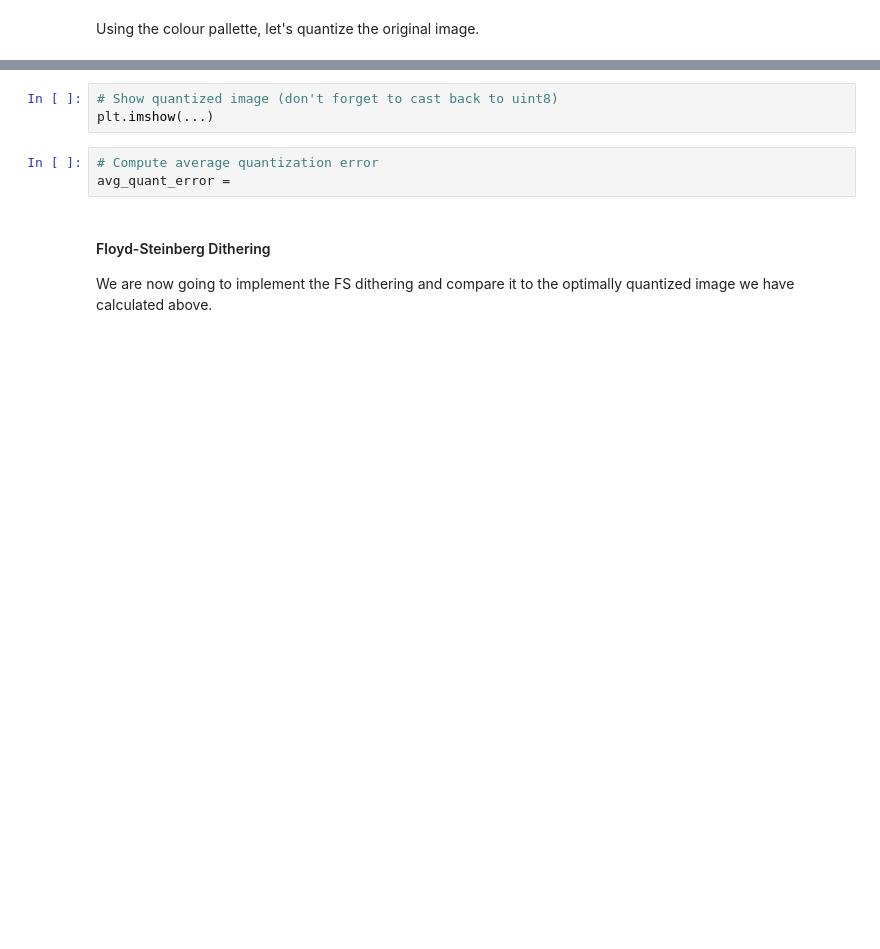
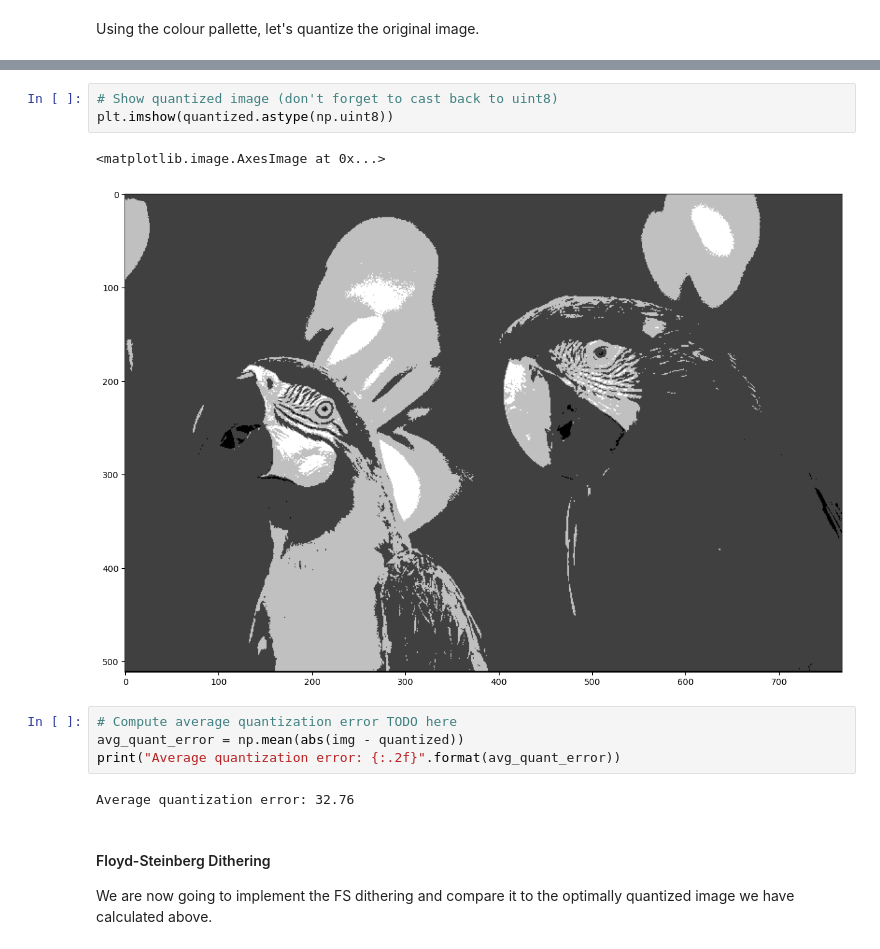
Before and after one commit to borboss366/computer-vision-v2-homework, a Jupyter notebook: lesson_5/homework/Homework.ipynb, the cells around one changed output, grey strips where cells are left out. Drawn from its saved outputs; the diff is of its cells as text; blank space fills up the shorter version.

```diff
--- a/lesson_5/homework/Homework.ipynb
+++ b/lesson_5/homework/Homework.ipynb
@@ -61,9 +76,15 @@ for r in range(rows):
 # %%
 # Show quantized image (don't forget to cast back to uint8)
-plt.imshow(...)
+plt.imshow(quantized.astype(np.uint8))
+# %% [output]
+<matplotlib.image.AxesImage at 0x...>
+[figure, added]
 # %%
-# Compute average quantization error
-avg_quant_error =
+# Compute average quantization error TODO here
+avg_quant_error = np.mean(abs(img - quantized))
+print("Average quantization error: {:.2f}".format(avg_quant_error))
+# %% [output]
+Average quantization error: 32.76
 # %% [markdown]
 #### Floyd-Steinberg Dithering
 We are now going to implement the FS dithering and compare it to the optimally quantized image we have calculated above.
```
Also changed, not shown: parts of 10 cells of this notebook.
